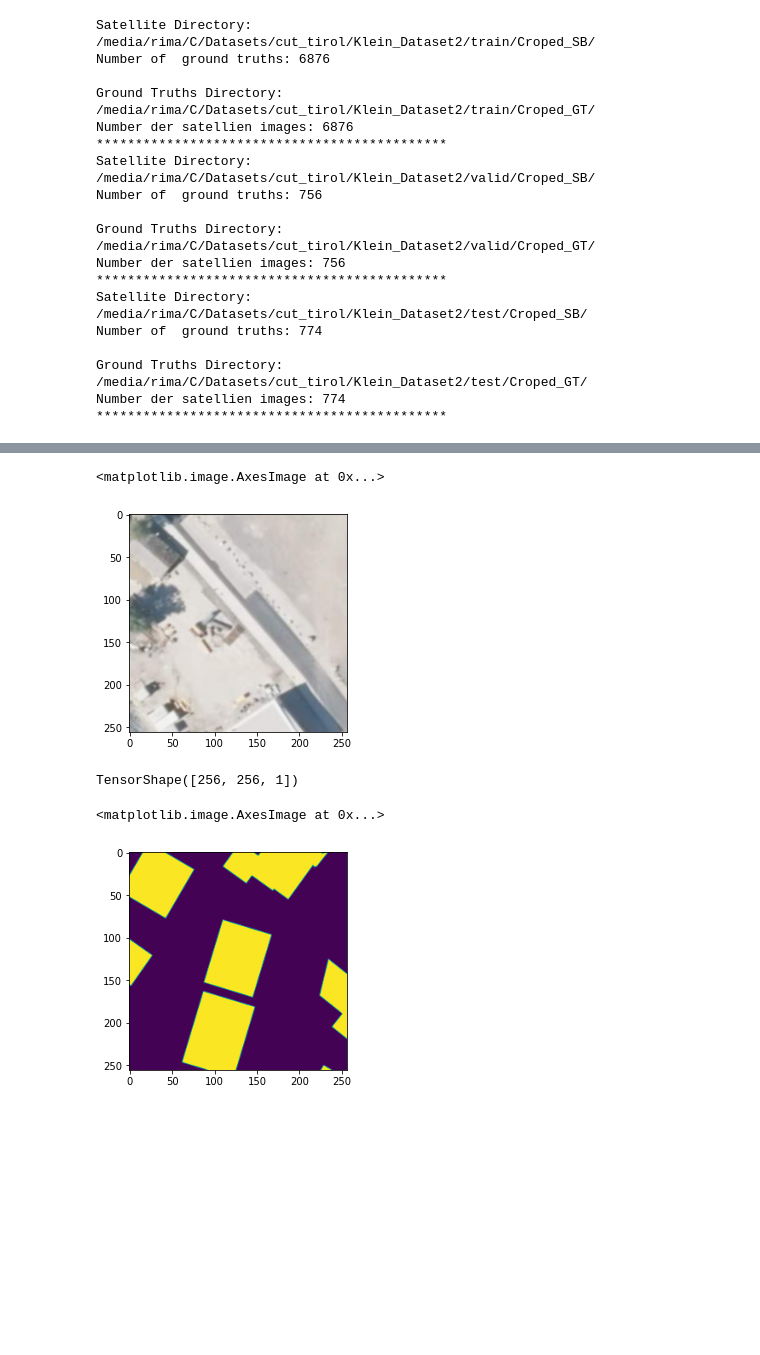
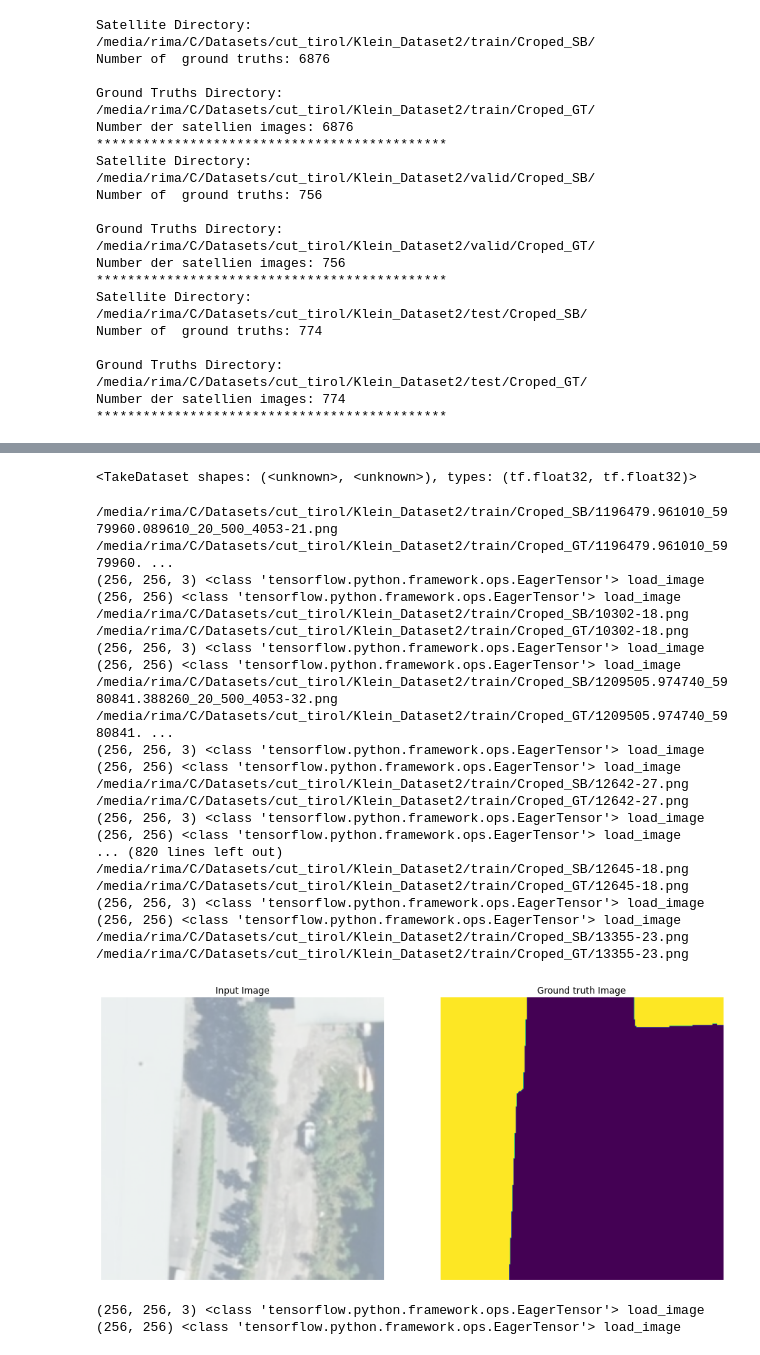
Before and after one commit to A2Amir/A-new-efficient-lightweight-semantic-segmentation-Network, a Jupyter notebook: Code/Train.ipynb, the cells around one changed output, grey strips where cells are left out. Drawn from its saved outputs; the diff is of its cells as text; code cells hidden in the pictures; blank space fills up the shorter version.

```diff
--- a/Code/Train.ipynb
+++ b/Code/Train.ipynb
@@ -98,0 +69,5 @@ def load_image(sb_path, gt_path):
+# %%
+def gaussian_filter(image, sigma = 2):
+    img = np.copy(image)
+    blur = filters.gaussian(img, sigma=sigma)
+    return blur
@@ -135,5 +163,7 @@ SB_dataset_train = tf.data.Dataset.from_tensor_slices(SB_Train_listnames)
 GT_dataset_train = tf.data.Dataset.from_tensor_slices(GT_Train_listnames)
 train_dataset = tf.data.Dataset.zip((SB_dataset_train,GT_dataset_train))
 train_dataset = train_dataset.shuffle(BUFFER_SIZE)
-train_dataset = train_dataset.map(load_image)
-train_dataset = train_dataset.batch(1)
+
+train_dataset = train_dataset.map(lambda x,y: tf.py_function(load_image, [x, y], [tf.float32,tf.float32]))
+
+train_dataset = train_dataset.batch(256)
@@ -168,5 +169,0 @@ print(gt_image.shape)
-# %%
-plt.imshow(s_image*255)
-# %% [output]
-<matplotlib.image.AxesImage at 0x...>
-[figure, removed]
@@ -180,10 +170,38 @@ gt_image = tf.image.rgb_to_grayscale(gt_image, name=None)
-# %%
-gt_image.shape
-# %% [output]
-TensorShape([256, 256, 1])
-# %%
-plt.imshow(gt_image)
-# %% [output]
-<matplotlib.image.AxesImage at 0x...>
-[figure, removed]
+# %%
+train_dataset.take(1)
+# %% [output]
+<TakeDataset shapes: (<unknown>, <unknown>), types: (tf.float32, tf.float32)>
+# %%
+for SB, GT in train_dataset.take(1):
+    plt.figure(figsize=(15,15))
+    print(SB.shape, ContourOverGT.shape)
+    display_list=[SB[0,:,:,:,],GT[0,:,:,:,]]
+    title = ['Input Image', 'Ground truth Image']
+    for i in range(2):
+        plt.subplot(1, 2, i+1)
+        plt.title(title[i])
+        plt.imshow(display_list[i]*.5+.5 )
+        plt.axis('off')
+    plt.show()
+# %% [output]
+/media/rima/C/Datasets/cut_tirol/Klein_Dataset2/train/Croped_SB/1196479.961010_5979960.089610_20_500_4053-21.png /media/rima/C/Datasets/cut_tirol/Klein_Dataset2/train/Croped_GT/1196479.961010_5979960. ...
+(256, 256, 3) <class 'tensorflow.python.framework.ops.EagerTensor'> load_image
+(256, 256) <class 'tensorflow.python.framework.ops.EagerTensor'> load_image
+/media/rima/C/Datasets/cut_tirol/Klein_Dataset2/train/Croped_SB/10302-18.png /media/rima/C/Datasets/cut_tirol/Klein_Dataset2/train/Croped_GT/10302-18.png
+(256, 256, 3) <class 'tensorflow.python.framework.ops.EagerTensor'> load_image
+(256, 256) <class 'tensorflow.python.framework.ops.EagerTensor'> load_image
+/media/rima/C/Datasets/cut_tirol/Klein_Dataset2/train/Croped_SB/1209505.974740_5980841.388260_20_500_4053-32.png /media/rima/C/Datasets/cut_tirol/Klein_Dataset2/train/Croped_GT/1209505.974740_5980841. ...
+(256, 256, 3) <class 'tensorflow.python.framework.ops.EagerTensor'> load_image
+(256, 256) <class 'tensorflow.python.framework.ops.EagerTensor'> load_image
+/media/rima/C/Datasets/cut_tirol/Klein_Dataset2/train/Croped_SB/12642-27.png /media/rima/C/Datasets/cut_tirol/Klein_Dataset2/train/Croped_GT/12642-27.png
+(256, 256, 3) <class 'tensorflow.python.framework.ops.EagerTensor'> load_image
+(256, 256) <class 'tensorflow.python.framework.ops.EagerTensor'> load_image
+... (820 lines left out)
+/media/rima/C/Datasets/cut_tirol/Klein_Dataset2/train/Croped_SB/12645-18.png /media/rima/C/Datasets/cut_tirol/Klein_Dataset2/train/Croped_GT/12645-18.png
+(256, 256, 3) <class 'tensorflow.python.framework.ops.EagerTensor'> load_image
+(256, 256) <class 'tensorflow.python.framework.ops.EagerTensor'> load_image
+/media/rima/C/Datasets/cut_tirol/Klein_Dataset2/train/Croped_SB/13355-23.png /media/rima/C/Datasets/cut_tirol/Klein_Dataset2/train/Croped_GT/13355-23.png
+[figure, added]
+(256, 256, 3) <class 'tensorflow.python.framework.ops.EagerTensor'> load_image
+(256, 256) <class 'tensorflow.python.framework.ops.EagerTensor'> load_image
 # %%
```
Also changed, not shown: parts of 17 cells of this notebook, 1 other file.
